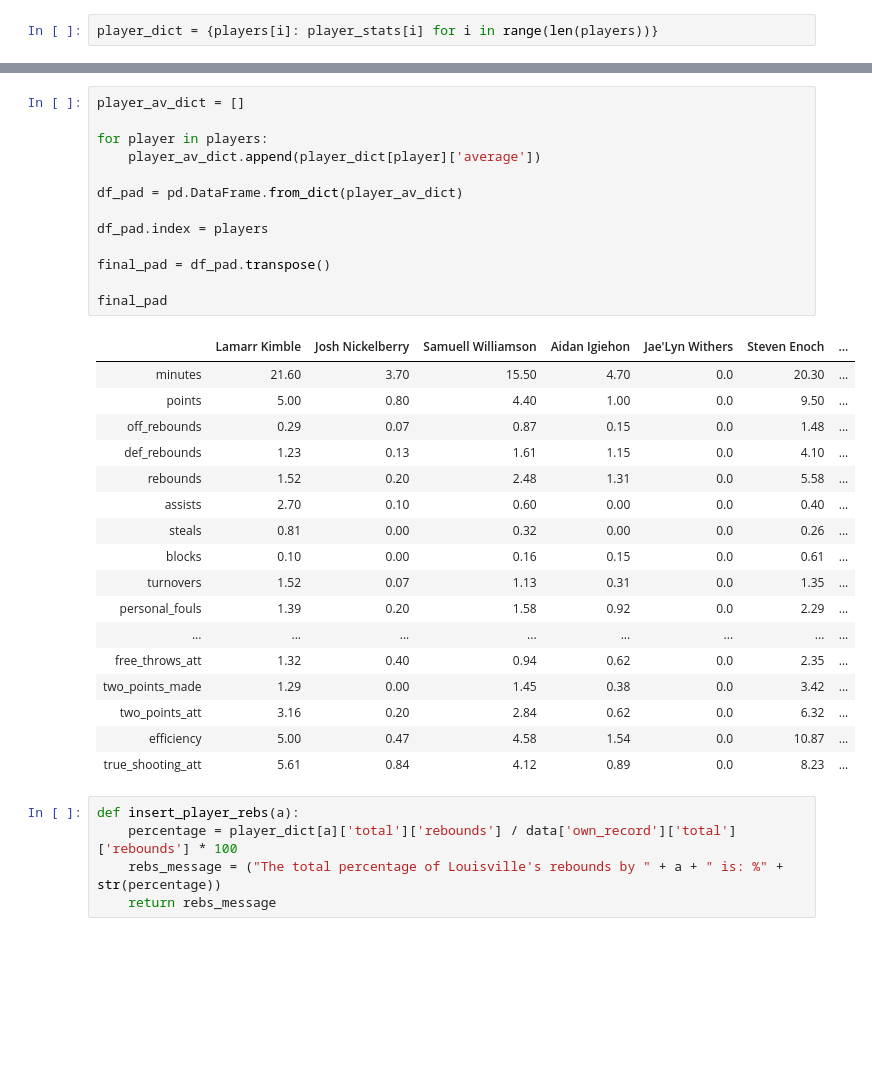
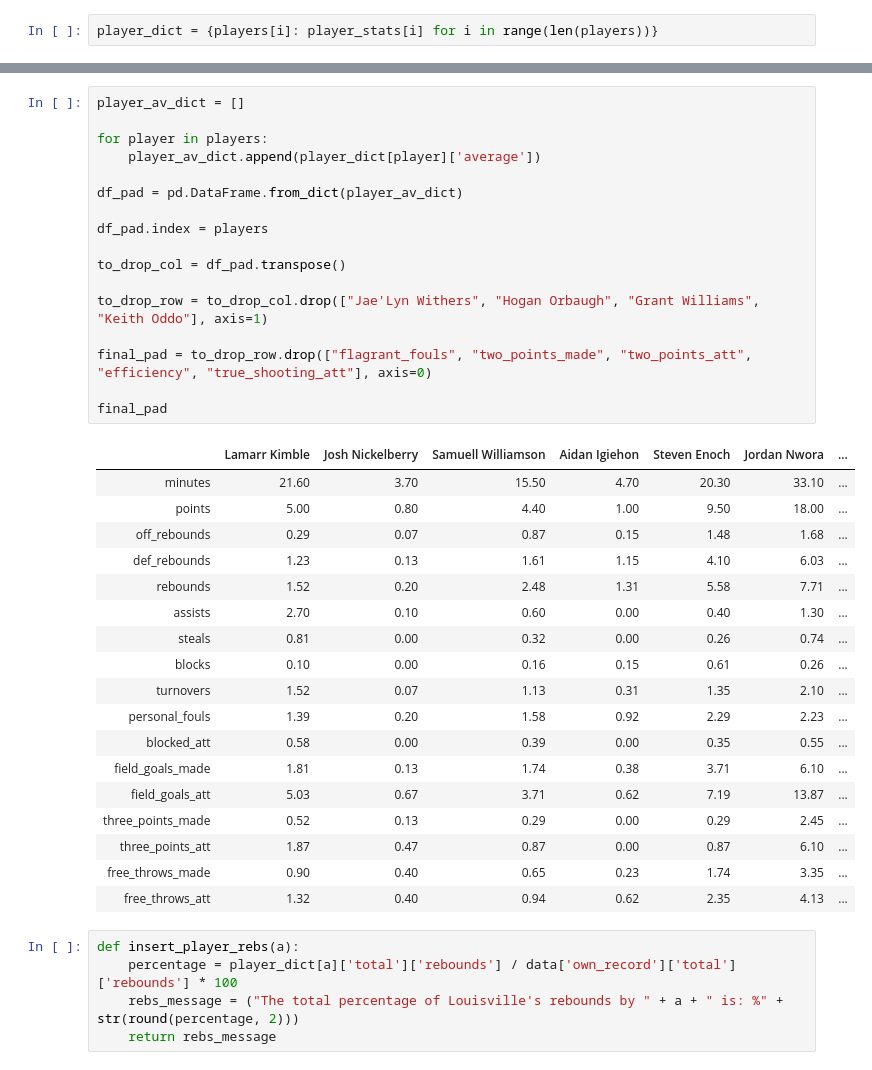
Before and after one commit to Bourbonplaytime/LouisvilleMBBStats, a Jupyter notebook: Louisville_Rebounds_as_Percentage.ipynb, the cells around one changed output, grey strips where cells are left out. Saved outputs shown, nothing was run; the diff lists cells and outputs as text; blank space fills up the shorter version.

Commit message:
Deleted unnecessary columns and rows from player stats both total and average

```diff
--- a/Louisville_Rebounds_as_Percentage.ipynb
+++ b/Louisville_Rebounds_as_Percentage.ipynb
@@ -102,38 +107,43 @@ final_ptd
 # %%
 player_av_dict = []
 
 for player in players:
     player_av_dict.append(player_dict[player]['average'])
 
 df_pad = pd.DataFrame.from_dict(player_av_dict)
 
 df_pad.index = players
 
-final_pad = df_pad.transpose()
+to_drop_col = df_pad.transpose()
+
+to_drop_row = to_drop_col.drop(["Jae'Lyn Withers", "Hogan Orbaugh", "Grant Williams", "Keith Oddo"], axis=1)
+
+final_pad = to_drop_row.drop(["flagrant_fouls", "two_points_made", "two_points_att", "efficiency", "true_shooting_att"], axis=0)
 
 final_pad
 # %% [output]
-|  | Lamarr Kimble | Josh Nickelberry | Samuell Williamson | Aidan Igiehon | Jae'Lyn Withers | Steven Enoch | ... |
-| minutes | 21.60 | 3.70 | 15.50 | 4.70 | 0.0 | 20.30 | ... |
-| points | 5.00 | 0.80 | 4.40 | 1.00 | 0.0 | 9.50 | ... |
-| off_rebounds | 0.29 | 0.07 | 0.87 | 0.15 | 0.0 | 1.48 | ... |
-| def_rebounds | 1.23 | 0.13 | 1.61 | 1.15 | 0.0 | 4.10 | ... |
-| rebounds | 1.52 | 0.20 | 2.48 | 1.31 | 0.0 | 5.58 | ... |
-| assists | 2.70 | 0.10 | 0.60 | 0.00 | 0.0 | 0.40 | ... |
-| steals | 0.81 | 0.00 | 0.32 | 0.00 | 0.0 | 0.26 | ... |
-| blocks | 0.10 | 0.00 | 0.16 | 0.15 | 0.0 | 0.61 | ... |
-| turnovers | 1.52 | 0.07 | 1.13 | 0.31 | 0.0 | 1.35 | ... |
-| personal_fouls | 1.39 | 0.20 | 1.58 | 0.92 | 0.0 | 2.29 | ... |
-| ... | ... | ... | ... | ... | ... | ... | ... |
-| free_throws_att | 1.32 | 0.40 | 0.94 | 0.62 | 0.0 | 2.35 | ... |
-| two_points_made | 1.29 | 0.00 | 1.45 | 0.38 | 0.0 | 3.42 | ... |
-| two_points_att | 3.16 | 0.20 | 2.84 | 0.62 | 0.0 | 6.32 | ... |
-| efficiency | 5.00 | 0.47 | 4.58 | 1.54 | 0.0 | 10.87 | ... |
-| true_shooting_att | 5.61 | 0.84 | 4.12 | 0.89 | 0.0 | 8.23 | ... |
+|  | Lamarr Kimble | Josh Nickelberry | Samuell Williamson | Aidan Igiehon | Steven Enoch | Jordan Nwora | ... |
+| minutes | 21.60 | 3.70 | 15.50 | 4.70 | 20.30 | 33.10 | ... |
+| points | 5.00 | 0.80 | 4.40 | 1.00 | 9.50 | 18.00 | ... |
+| off_rebounds | 0.29 | 0.07 | 0.87 | 0.15 | 1.48 | 1.68 | ... |
+| def_rebounds | 1.23 | 0.13 | 1.61 | 1.15 | 4.10 | 6.03 | ... |
+| rebounds | 1.52 | 0.20 | 2.48 | 1.31 | 5.58 | 7.71 | ... |
+| assists | 2.70 | 0.10 | 0.60 | 0.00 | 0.40 | 1.30 | ... |
+| steals | 0.81 | 0.00 | 0.32 | 0.00 | 0.26 | 0.74 | ... |
+| blocks | 0.10 | 0.00 | 0.16 | 0.15 | 0.61 | 0.26 | ... |
+| turnovers | 1.52 | 0.07 | 1.13 | 0.31 | 1.35 | 2.10 | ... |
+| personal_fouls | 1.39 | 0.20 | 1.58 | 0.92 | 2.29 | 2.23 | ... |
+| blocked_att | 0.58 | 0.00 | 0.39 | 0.00 | 0.35 | 0.55 | ... |
+| field_goals_made | 1.81 | 0.13 | 1.74 | 0.38 | 3.71 | 6.10 | ... |
+| field_goals_att | 5.03 | 0.67 | 3.71 | 0.62 | 7.19 | 13.87 | ... |
+| three_points_made | 0.52 | 0.13 | 0.29 | 0.00 | 0.29 | 2.45 | ... |
+| three_points_att | 1.87 | 0.47 | 0.87 | 0.00 | 0.87 | 6.10 | ... |
+| free_throws_made | 0.90 | 0.40 | 0.65 | 0.23 | 1.74 | 3.35 | ... |
+| free_throws_att | 1.32 | 0.40 | 0.94 | 0.62 | 2.35 | 4.13 | ... |
 # %%
 def insert_player_rebs(a):
     percentage = player_dict[a]['total']['rebounds'] / data['own_record']['total']['rebounds'] * 100
-    rebs_message = ("The total percentage of Louisville's rebounds by " + a + " is: %" + str(percentage))
+    rebs_message = ("The total percentage of Louisville's rebounds by " + a + " is: %" + str(round(percentage, 2)))
     return rebs_message
 # %%
 for player in players:
```
Also changed, not shown: parts of 6 cells of this notebook.
